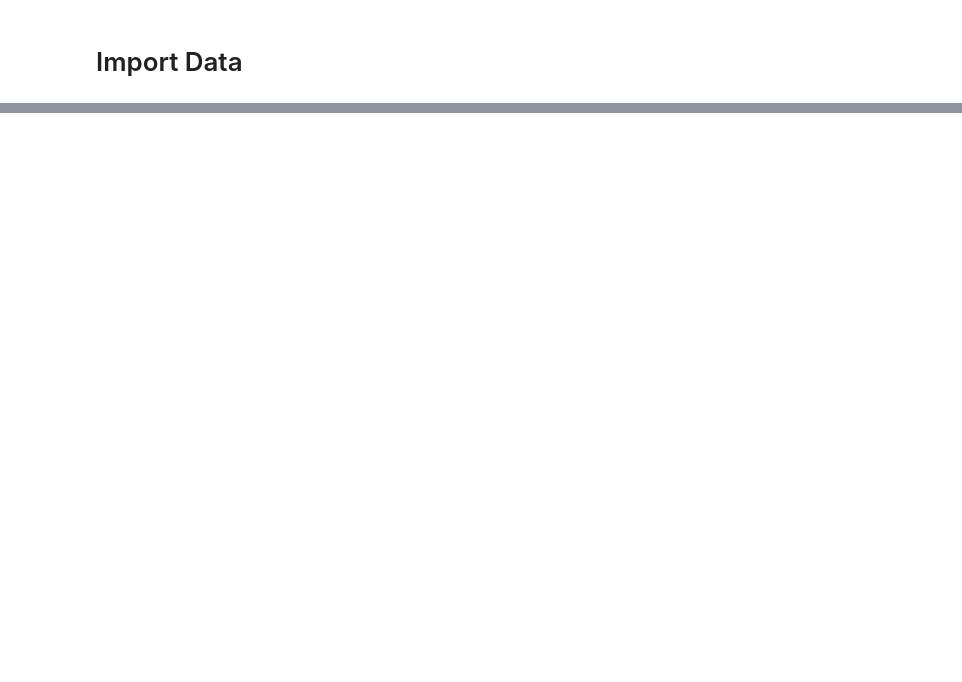
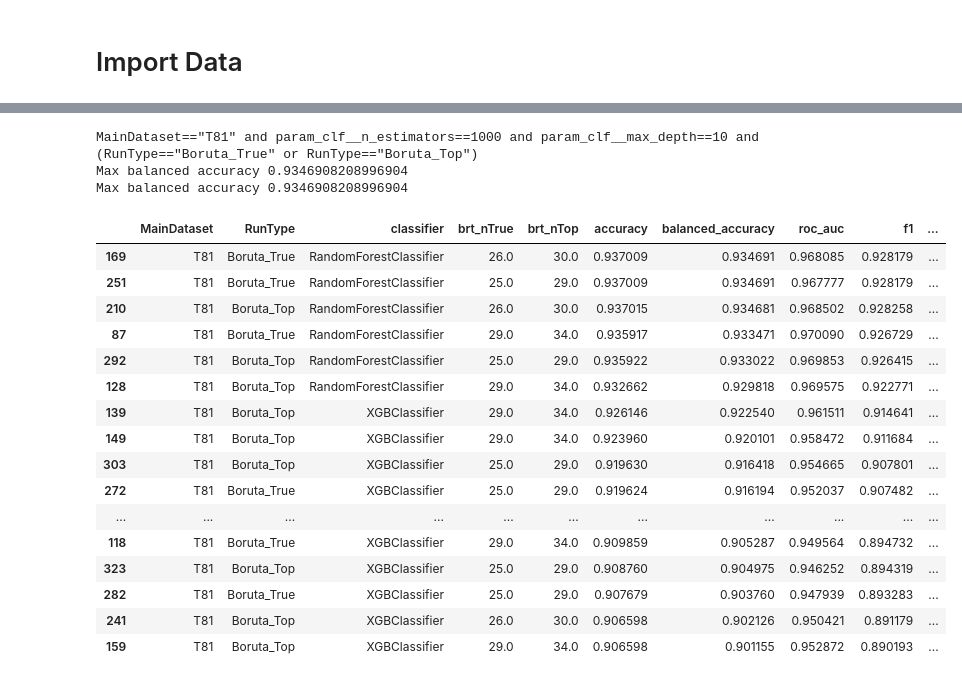
Before and after one commit to davidtweddell/lc_repo, a Jupyter notebook: 05-classifiers-parse-results.ipynb, the cells around one changed output, grey strips where cells are left out. Cells and saved outputs as stored; diff of their text form; code cells hidden in the pictures; blank space fills up the shorter version.

```diff
--- a/05-classifiers-parse-results.ipynb
+++ b/05-classifiers-parse-results.ipynb
@@ -144,0 +152,2 @@ dfRes
+# %%
+dfRes.columns = [x.replace('mean_test_','') for x in dfRes.columns]
@@ -144,0 +156,19 @@ dfRes
+# %%
+lPrettyCols =     [
+        "MainDataset",
+        "RunType",
+        "classifier",
+        "brt_nTrue",
+        "brt_nTop",
+        "accuracy",
+        "balanced_accuracy",
+        "roc_auc",
+        "f1",
+        "recall",
+        "sensitivity",
+        "specificity",
+        "precision",
+        "NPV",
+        "PPV",
+        "brt_md",
+    ]
@@ -144,0 +193,29 @@ dfRes
+# %%
+s_query = f'MainDataset=="T81" and param_clf__n_estimators==1000 and param_clf__max_depth==10 {s_brt}'
+dfTmp = deepcopy(dfRes.query(s_query)).sort_values('balanced_accuracy',ascending=False)
+print(s_query)
+print(f"Max balanced accuracy {dfTmp['balanced_accuracy'].max()}")
+# print(f"Max balanced accuracy {dfTmp['balanced_accuracy'].max()}")
+
+dfTmp[lPrettyCols]
+# %% [output]
+MainDataset=="T81" and param_clf__n_estimators==1000 and param_clf__max_depth==10 and (RunType=="Boruta_True" or RunType=="Boruta_Top")
+Max balanced accuracy 0.9346908208996904
+Max balanced accuracy 0.9346908208996904
+|  | MainDataset | RunType | classifier | brt_nTrue | brt_nTop | accuracy | balanced_accuracy | roc_auc | f1 | ... |
+| 169 | T81 | Boruta_True | RandomForestClassifier | 26.0 | 30.0 | 0.937009 | 0.934691 | 0.968085 | 0.928179 | ... |
+| 251 | T81 | Boruta_True | RandomForestClassifier | 25.0 | 29.0 | 0.937009 | 0.934691 | 0.967777 | 0.928179 | ... |
+| 210 | T81 | Boruta_Top | RandomForestClassifier | 26.0 | 30.0 | 0.937015 | 0.934681 | 0.968502 | 0.928258 | ... |
+| 87 | T81 | Boruta_True | RandomForestClassifier | 29.0 | 34.0 | 0.935917 | 0.933471 | 0.970090 | 0.926729 | ... |
+| 292 | T81 | Boruta_Top | RandomForestClassifier | 25.0 | 29.0 | 0.935922 | 0.933022 | 0.969853 | 0.926415 | ... |
+| 128 | T81 | Boruta_Top | RandomForestClassifier | 29.0 | 34.0 | 0.932662 | 0.929818 | 0.969575 | 0.922771 | ... |
+| 139 | T81 | Boruta_Top | XGBClassifier | 29.0 | 34.0 | 0.926146 | 0.922540 | 0.961511 | 0.914641 | ... |
+| 149 | T81 | Boruta_Top | XGBClassifier | 29.0 | 34.0 | 0.923960 | 0.920101 | 0.958472 | 0.911684 | ... |
+| 303 | T81 | Boruta_Top | XGBClassifier | 25.0 | 29.0 | 0.919630 | 0.916418 | 0.954665 | 0.907801 | ... |
+| 272 | T81 | Boruta_True | XGBClassifier | 25.0 | 29.0 | 0.919624 | 0.916194 | 0.952037 | 0.907482 | ... |
+| ... | ... | ... | ... | ... | ... | ... | ... | ... | ... | ... |
+| 118 | T81 | Boruta_True | XGBClassifier | 29.0 | 34.0 | 0.909859 | 0.905287 | 0.949564 | 0.894732 | ... |
+| 323 | T81 | Boruta_Top | XGBClassifier | 25.0 | 29.0 | 0.908760 | 0.904975 | 0.946252 | 0.894319 | ... |
+| 282 | T81 | Boruta_True | XGBClassifier | 25.0 | 29.0 | 0.907679 | 0.903760 | 0.947939 | 0.893283 | ... |
+| 241 | T81 | Boruta_Top | XGBClassifier | 26.0 | 30.0 | 0.906598 | 0.902126 | 0.950421 | 0.891179 | ... |
+| 159 | T81 | Boruta_Top | XGBClassifier | 29.0 | 34.0 | 0.906598 | 0.901155 | 0.952872 | 0.890193 | ... |
```
Also changed, not shown: parts of 39 cells of this notebook, 18 other files.
